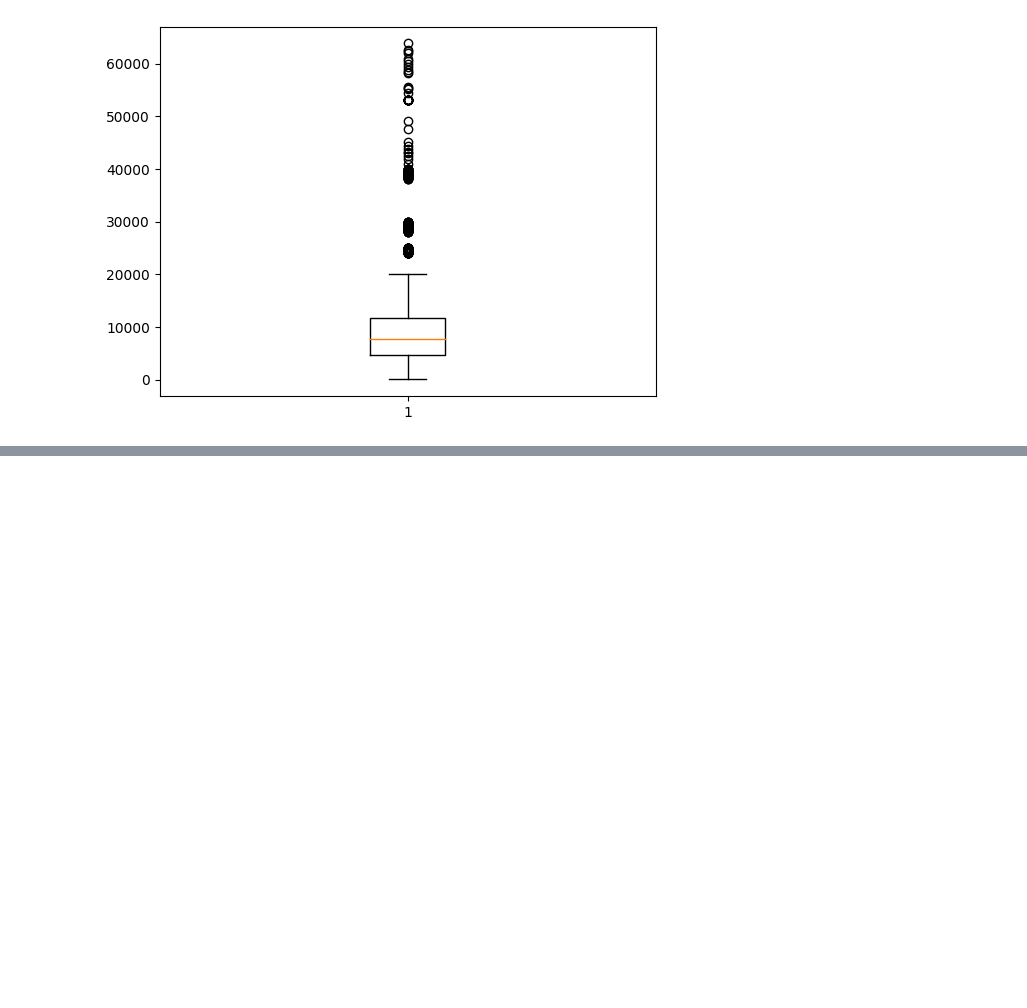
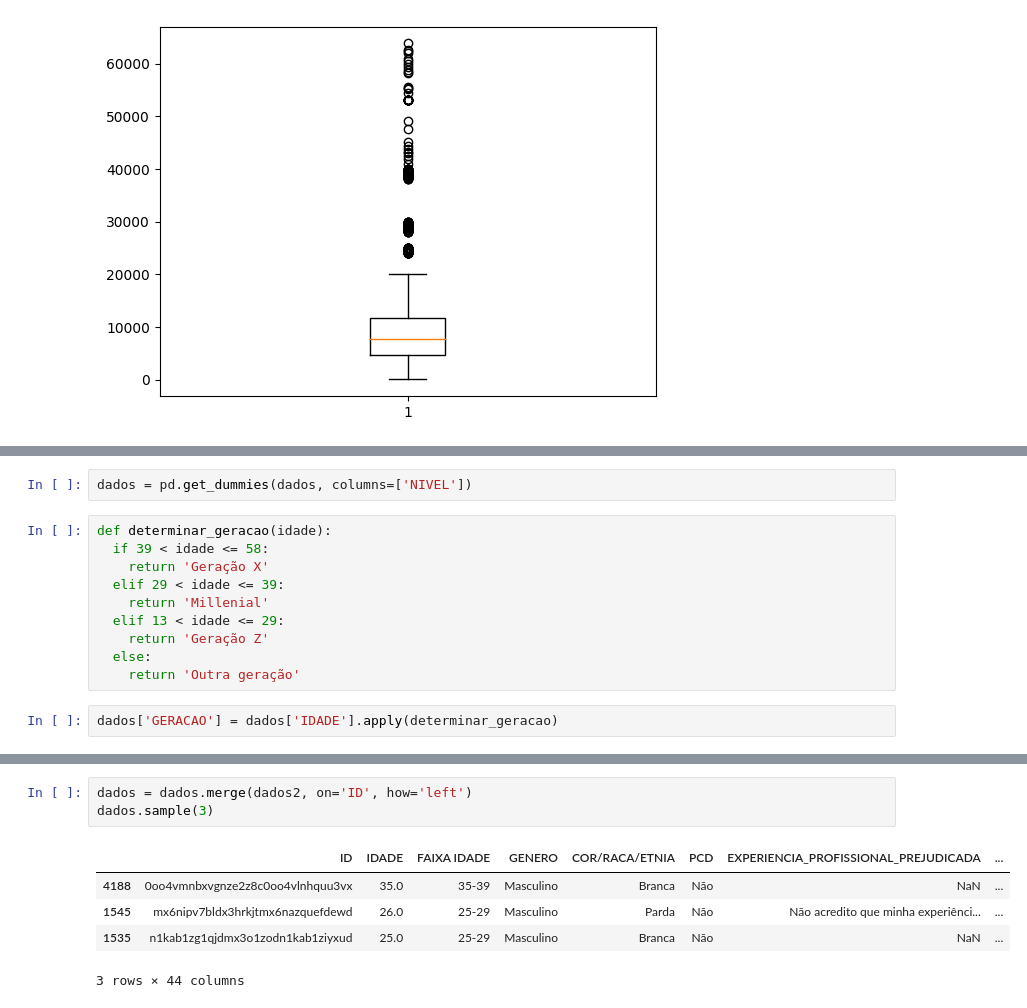
Before and after one commit to pathilink/programaria_analise_dados, a Jupyter notebook: notebooks/analise_dados.ipynb, the cells around one changed output, grey strips where cells are left out. Saved outputs shown, nothing was run; the diff lists cells and outputs as text; blank space fills up the shorter version.

```diff
--- a/notebooks/analise_dados.ipynb
+++ b/notebooks/analise_dados.ipynb
@@ -656,0 +749,14 @@ plt.boxplot(dados['SALARIO']);
+# %%
+dados = pd.get_dummies(dados, columns=['NIVEL'])
+# %%
+def determinar_geracao(idade):
+  if 39 < idade <= 58:
+    return 'Geração X'
+  elif 29 < idade <= 39:
+    return 'Millenial'
+  elif 13 < idade <= 29:
+    return 'Geração Z'
+  else:
+    return 'Outra geração'
+# %%
+dados['GERACAO'] = dados['IDADE'].apply(determinar_geracao)
@@ -656,0 +782,9 @@ plt.boxplot(dados['SALARIO']);
+# %%
+dados = dados.merge(dados2, on='ID', how='left')
+dados.sample(3)
+# %% [output]
+|  | ID | IDADE | FAIXA IDADE | GENERO | COR/RACA/ETNIA | PCD | EXPERIENCIA_PROFISSIONAL_PREJUDICADA | ... |
+| 4188 | 0oo4vmnbxvgnze2z8c0oo4vlnhquu3vx | 35.0 | 35-39 | Masculino | Branca | Não | NaN | ... |
+| 1545 | mx6nipv7bldx3hrkjtmx6nazquefdewd | 26.0 | 25-29 | Masculino | Parda | Não | Não acredito que minha experiênci... | ... |
+| 1535 | n1kab1zg1qjdmx3o1zodn1kab1ziyxud | 25.0 | 25-29 | Masculino | Branca | Não | NaN | ... |
+3 rows × 44 columns
```
Also changed, not shown: parts of 66 cells of this notebook.
